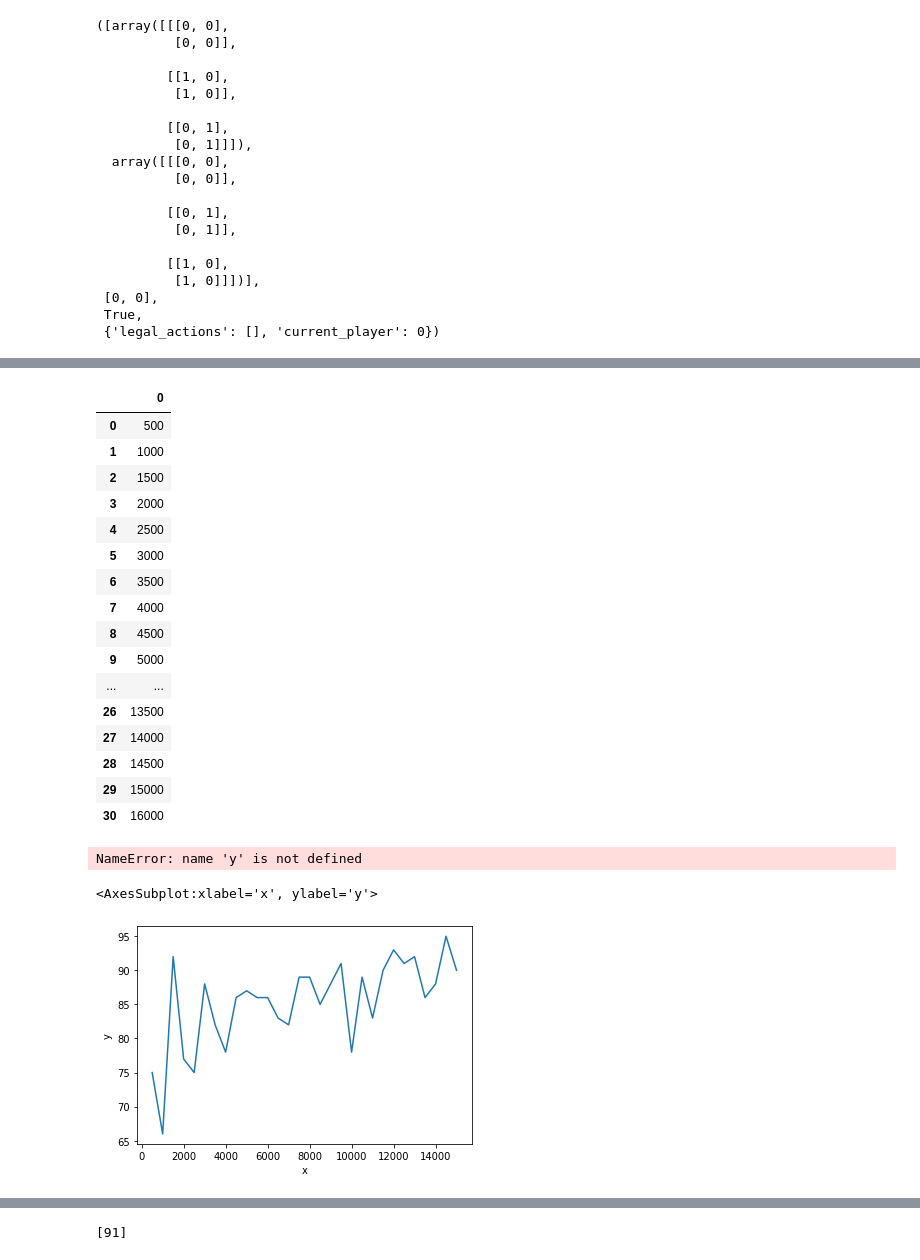
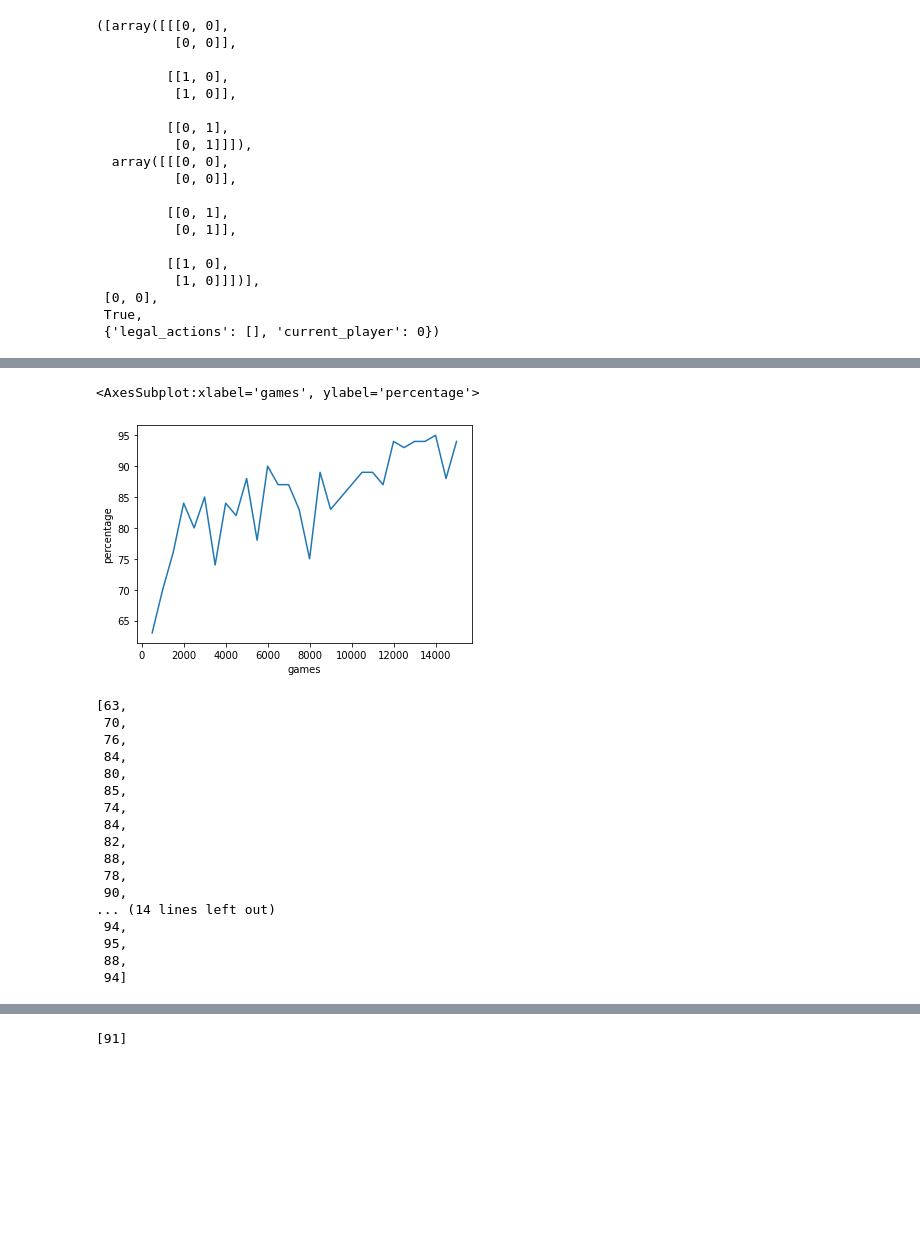
Before and after one commit to sohanasarah/CP8319CPS824Connect4, a Jupyter notebook: Untitled.ipynb, the cells around one changed output, grey strips where cells are left out. Drawn from its saved outputs; the diff is of its cells as text; code cells hidden in the pictures; blank space fills up the shorter version.

```diff
--- a/Untitled.ipynb
+++ b/Untitled.ipynb
@@ -101,30 +99,13 @@ ImportError: cannot import name 'PILLOW_VERSION' from 'PIL' (unknown location)
 # %%
-import pandas as pd
-df = pd.DataFrame(x)
+# import pandas as pd
+# df = pd.DataFrame(x)
 
-df
+df.columns=['games','percentage']
-# %% [output]
-|  | 0 |
-| 0 | 500 |
-| 1 | 1000 |
-| 2 | 1500 |
-| 3 | 2000 |
-| 4 | 2500 |
-| 5 | 3000 |
-| 6 | 3500 |
-| 7 | 4000 |
-| 8 | 4500 |
-| 9 | 5000 |
-| ... | ... |
-| 26 | 13500 |
-| 27 | 14000 |
-| 28 | 14500 |
-| 29 | 15000 |
-| 30 | 16000 |
 # %%
-y
+sns.lineplot(x='games', y='percentage', data=df)
 # %% [output]
-NameError: name 'y' is not defined
+<AxesSubplot:xlabel='games', ylabel='percentage'>
+[figure, added]
 # %%
 x=[500,
  1000,
@@ -156,8 +137,23 @@ x=[500,
  14000,
  14500,15000,16000]
 # %%
-sns.lineplot(x='x', y='y', data=df)
+y
 # %% [output]
-<AxesSubplot:xlabel='x', ylabel='y'>
+[63,
+ 70,
+ 76,
+ 84,
+ 80,
+ 85,
+ 74,
+ 84,
+ 82,
+ 88,
+ 78,
+ 90,
+... (14 lines left out)
+ 94,
+ 95,
+ 88,
+ 94]
-[figure, removed]
 # %%
```
Also changed, not shown: parts of 6 cells of this notebook, 3 other files.
